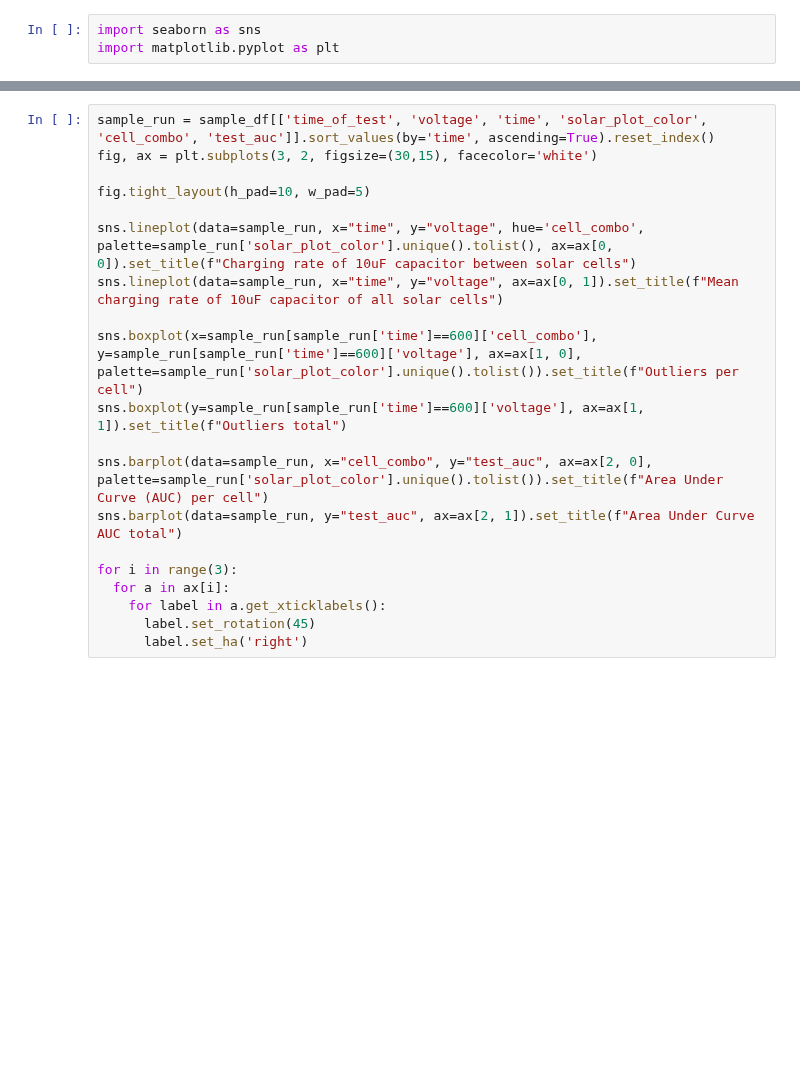
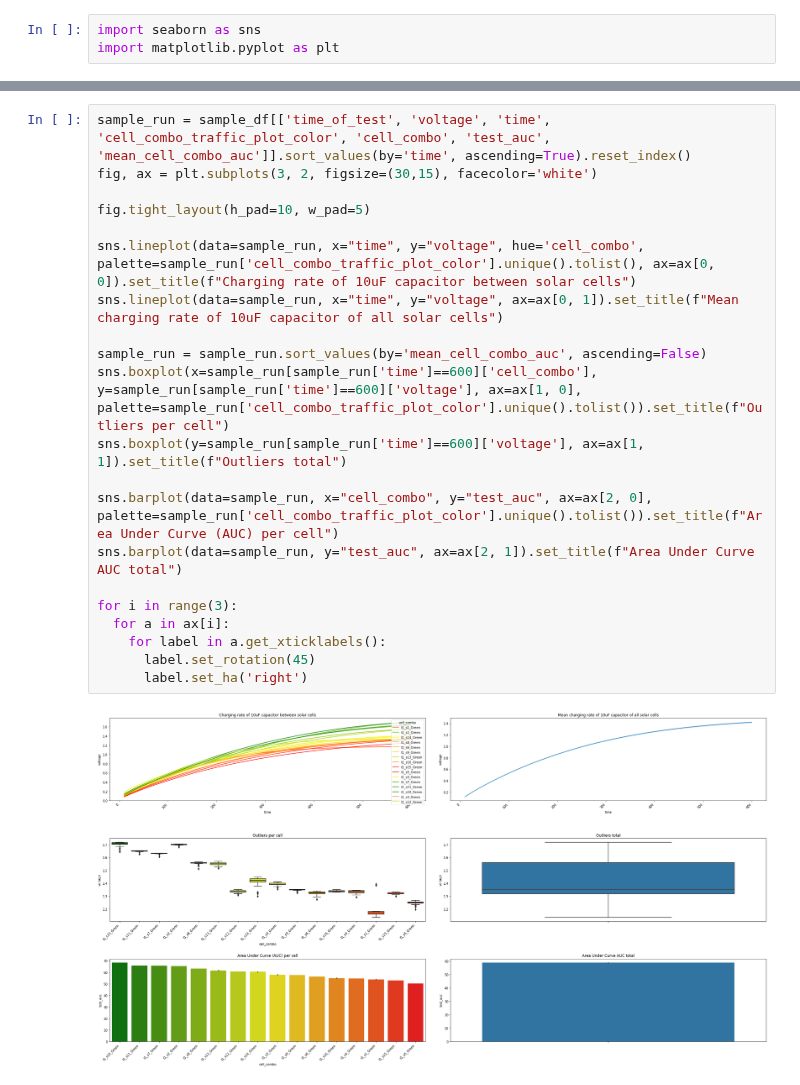
Before and after one commit to darkmatter2222/Nuclear-Battery, a Jupyter notebook: measurement_techniques/analiyze_measurements/single_cell_performance_testing.ipynb, the cells around one changed output, grey strips where cells are left out. Drawn from its saved outputs; the diff is of its cells as text; blank space fills up the shorter version.

```diff
--- a/measurement_techniques/analiyze_measurements/single_cell_performance_testing.ipynb
+++ b/measurement_techniques/analiyze_measurements/single_cell_performance_testing.ipynb
@@ -176,23 +186,26 @@ sns.displot(sample_df[(sample_df['time']==600)].reset_index(), x='voltage', bins
 # %%
-sample_run = sample_df[['time_of_test', 'voltage', 'time', 'solar_plot_color', 'cell_combo', 'test_auc']].sort_values(by='time', ascending=True).reset_index()
+sample_run = sample_df[['time_of_test', 'voltage', 'time', 'cell_combo_traffic_plot_color', 'cell_combo', 'test_auc', 'mean_cell_combo_auc']].sort_values(by='time', ascending=True).reset_index()
 fig, ax = plt.subplots(3, 2, figsize=(30,15), facecolor='white')
 
 fig.tight_layout(h_pad=10, w_pad=5)
 
-sns.lineplot(data=sample_run, x="time", y="voltage", hue='cell_combo', palette=sample_run['solar_plot_color'].unique().tolist(), ax=ax[0, 0]).set_title(f"Charging rate of 10uF capacitor between solar cells")
+sns.lineplot(data=sample_run, x="time", y="voltage", hue='cell_combo', palette=sample_run['cell_combo_traffic_plot_color'].unique().tolist(), ax=ax[0, 0]).set_title(f"Charging rate of 10uF capacitor between solar cells")
 sns.lineplot(data=sample_run, x="time", y="voltage", ax=ax[0, 1]).set_title(f"Mean charging rate of 10uF capacitor of all solar cells")
 
-sns.boxplot(x=sample_run[sample_run['time']==600]['cell_combo'], y=sample_run[sample_run['time']==600]['voltage'], ax=ax[1, 0], palette=sample_run['solar_plot_color'].unique().tolist()).set_title(f"Outliers per cell")
+sample_run = sample_run.sort_values(by='mean_cell_combo_auc', ascending=False)
+sns.boxplot(x=sample_run[sample_run['time']==600]['cell_combo'], y=sample_run[sample_run['time']==600]['voltage'], ax=ax[1, 0], palette=sample_run['cell_combo_traffic_plot_color'].unique().tolist()).set_title(f"Outliers per cell")
 sns.boxplot(y=sample_run[sample_run['time']==600]['voltage'], ax=ax[1, 1]).set_title(f"Outliers total")
 
-sns.barplot(data=sample_run, x="cell_combo", y="test_auc", ax=ax[2, 0], palette=sample_run['solar_plot_color'].unique().tolist()).set_title(f"Area Under Curve (AUC) per cell")
+sns.barplot(data=sample_run, x="cell_combo", y="test_auc", ax=ax[2, 0], palette=sample_run['cell_combo_traffic_plot_color'].unique().tolist()).set_title(f"Area Under Curve (AUC) per cell")
 sns.barplot(data=sample_run, y="test_auc", ax=ax[2, 1]).set_title(f"Area Under Curve AUC total")
 
 for i in range(3):
   for a in ax[i]:
     for label in a.get_xticklabels():
       label.set_rotation(45)
       label.set_ha('right')
+# %% [output]
+[figure, added]
 # %%
 top_three_cell_combo_by_auc = sample_df.groupby('cell_combo')['test_auc'].mean().sort_values(ascending=False)[0:3].index
 
```
Also changed, not shown: parts of 14 cells of this notebook.
